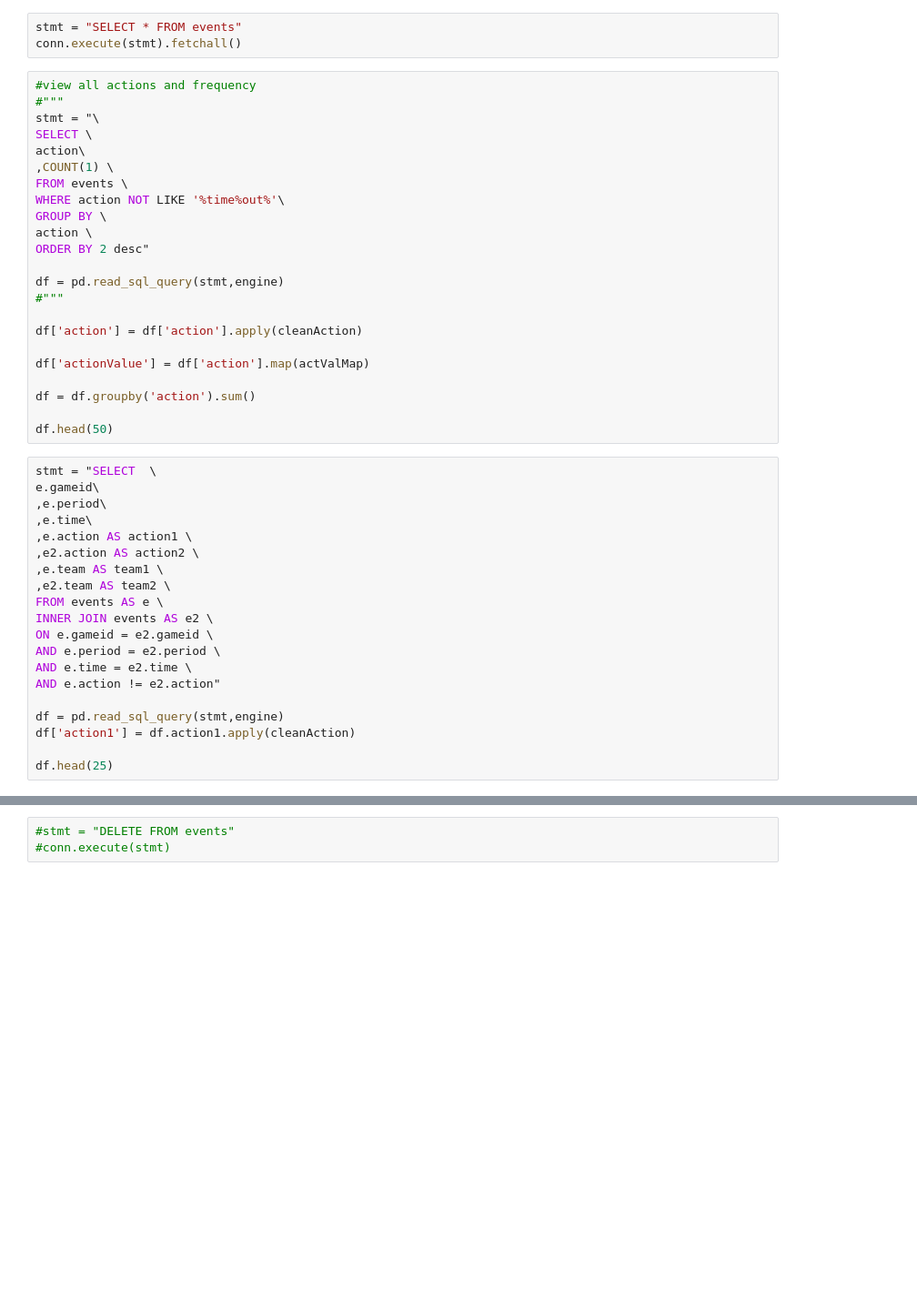
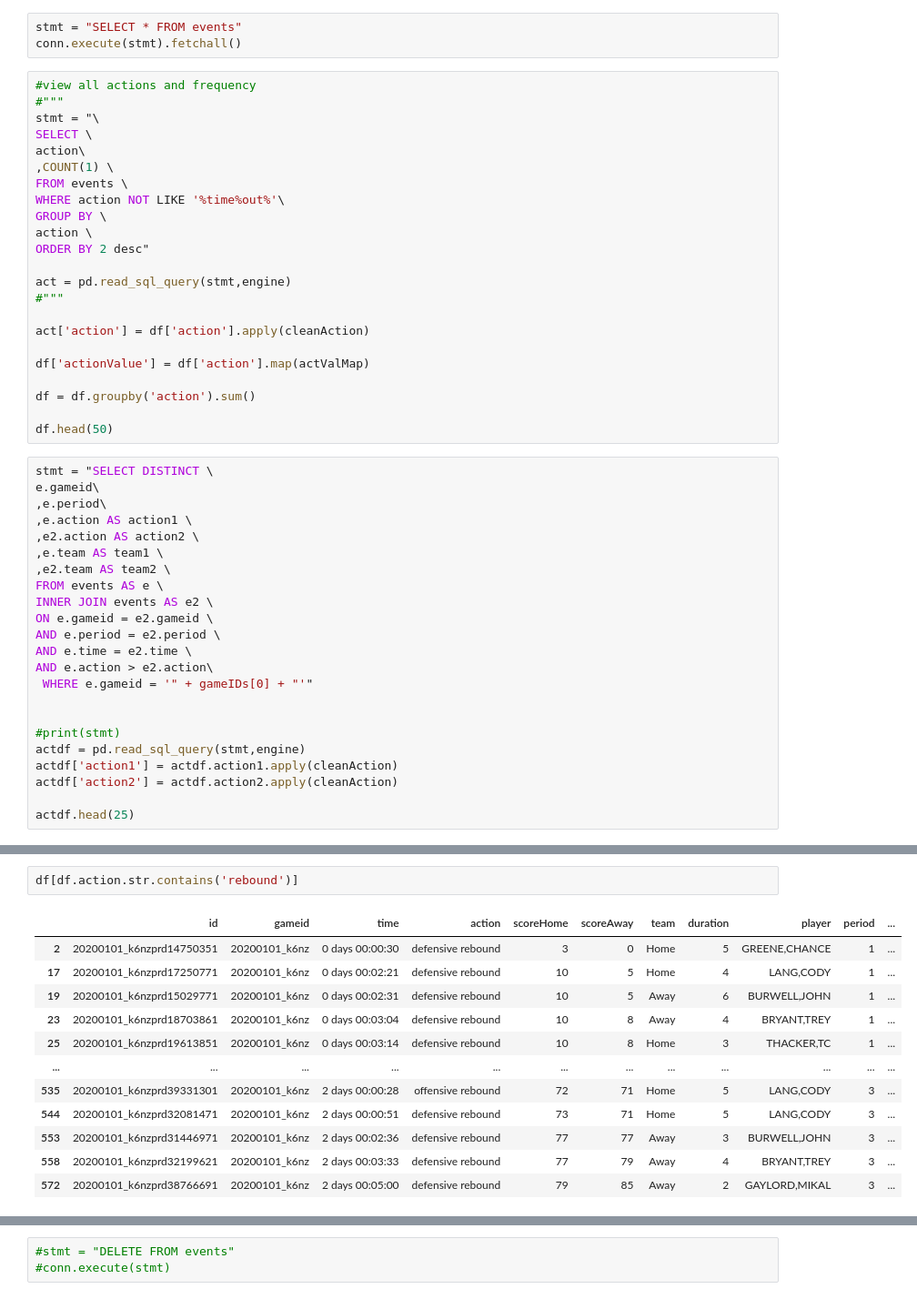
Before and after one commit to SamCD/DATA698, a Jupyter notebook: AnalyzeGameData.ipynb, the cells around one changed output, grey strips where cells are left out. Shown at 91% size. Saved outputs shown, nothing was run; the diff lists cells and outputs as text; blank space fills up the shorter version.

```diff
--- a/AnalyzeGameData.ipynb
+++ b/AnalyzeGameData.ipynb
@@ -97,10 +182,10 @@ GROUP BY \
 action \
 ORDER BY 2 desc"
 
-df = pd.read_sql_query(stmt,engine)
+act = pd.read_sql_query(stmt,engine)
 #"""
 
-df['action'] = df['action'].apply(cleanAction)
+act['action'] = df['action'].apply(cleanAction)
 
 df['actionValue'] = df['action'].map(actValMap)
 
@@ -108,10 +193,9 @@ df = df.groupby('action').sum()
 
 df.head(50)
 # %%
-stmt = "SELECT  \
+stmt = "SELECT DISTINCT \
 e.gameid\
 ,e.period\
-,e.time\
 ,e.action AS action1 \
 ,e2.action AS action2 \
 ,e.team AS team1 \
@@ -121,9 +205,13 @@ INNER JOIN events AS e2 \
 ON e.gameid = e2.gameid \
 AND e.period = e2.period \
 AND e.time = e2.time \
-AND e.action != e2.action"
+AND e.action > e2.action\
+ WHERE e.gameid = '" + gameIDs[0] + "'"
 
-df = pd.read_sql_query(stmt,engine)
-df['action1'] = df.action1.apply(cleanAction)
 
-df.head(25)
+#print(stmt)
+actdf = pd.read_sql_query(stmt,engine)
+actdf['action1'] = actdf.action1.apply(cleanAction)
+actdf['action2'] = actdf.action2.apply(cleanAction)
+
+actdf.head(25)
@@ -129,0 +230,15 @@ df.head(25)
+# %%
+df[df.action.str.contains('rebound')]
+# %% [output]
+|  | id | gameid | time | action | scoreHome | scoreAway | team | duration | player | period | ... |
+| 2 | 20200101_k6nzprd14750351 | 20200101_k6nz | 0 days 00:00:30 | defensive rebound | 3 | 0 | Home | 5 | GREENE,CHANCE | 1 | ... |
+| 17 | 20200101_k6nzprd17250771 | 20200101_k6nz | 0 days 00:02:21 | defensive rebound | 10 | 5 | Home | 4 | LANG,CODY | 1 | ... |
+| 19 | 20200101_k6nzprd15029771 | 20200101_k6nz | 0 days 00:02:31 | defensive rebound | 10 | 5 | Away | 6 | BURWELL,JOHN | 1 | ... |
+| 23 | 20200101_k6nzprd18703861 | 20200101_k6nz | 0 days 00:03:04 | defensive rebound | 10 | 8 | Away | 4 | BRYANT,TREY | 1 | ... |
+| 25 | 20200101_k6nzprd19613851 | 20200101_k6nz | 0 days 00:03:14 | defensive rebound | 10 | 8 | Home | 3 | THACKER,TC | 1 | ... |
+| ... | ... | ... | ... | ... | ... | ... | ... | ... | ... | ... | ... |
+| 535 | 20200101_k6nzprd39331301 | 20200101_k6nz | 2 days 00:00:28 | offensive rebound | 72 | 71 | Home | 5 | LANG,CODY | 3 | ... |
+| 544 | 20200101_k6nzprd32081471 | 20200101_k6nz | 2 days 00:00:51 | defensive rebound | 73 | 71 | Home | 5 | LANG,CODY | 3 | ... |
+| 553 | 20200101_k6nzprd31446971 | 20200101_k6nz | 2 days 00:02:36 | defensive rebound | 77 | 77 | Away | 3 | BURWELL,JOHN | 3 | ... |
+| 558 | 20200101_k6nzprd32199621 | 20200101_k6nz | 2 days 00:03:33 | defensive rebound | 77 | 79 | Away | 4 | BRYANT,TREY | 3 | ... |
+| 572 | 20200101_k6nzprd38766691 | 20200101_k6nz | 2 days 00:05:00 | defensive rebound | 79 | 85 | Away | 2 | GAYLORD,MIKAL | 3 | ... |
```
Also changed, not shown: parts of 8 cells of this notebook.
